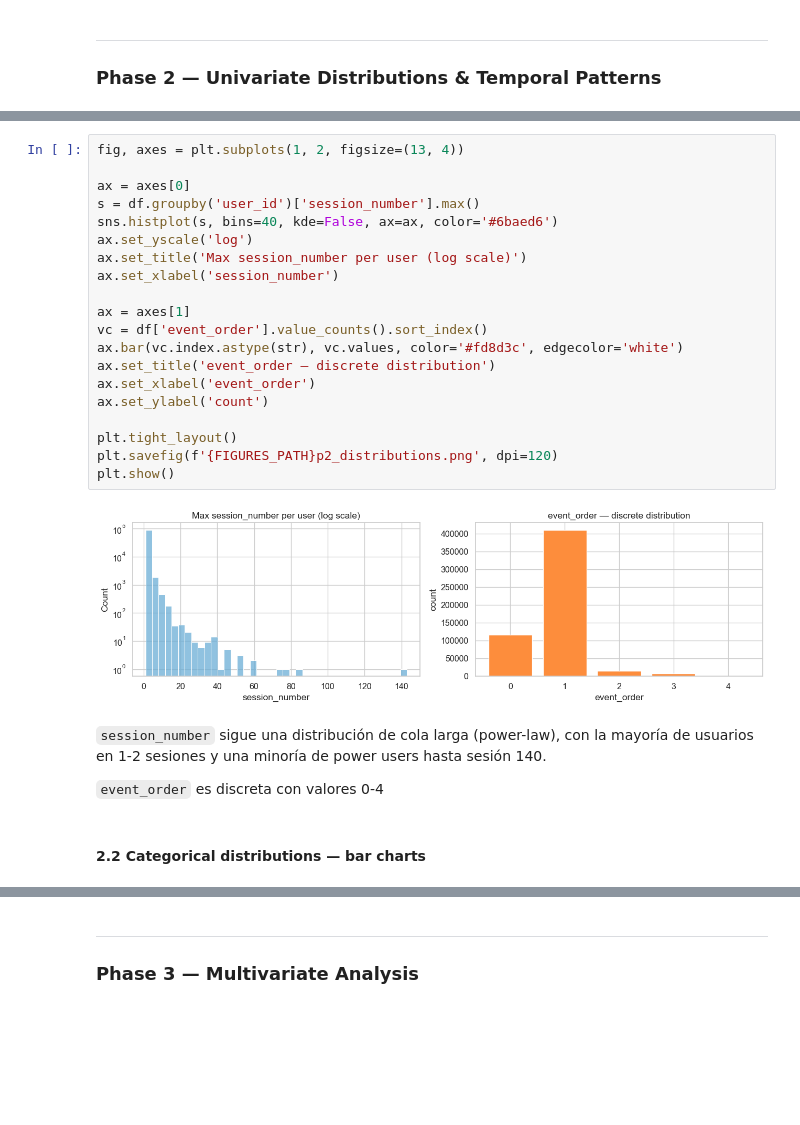
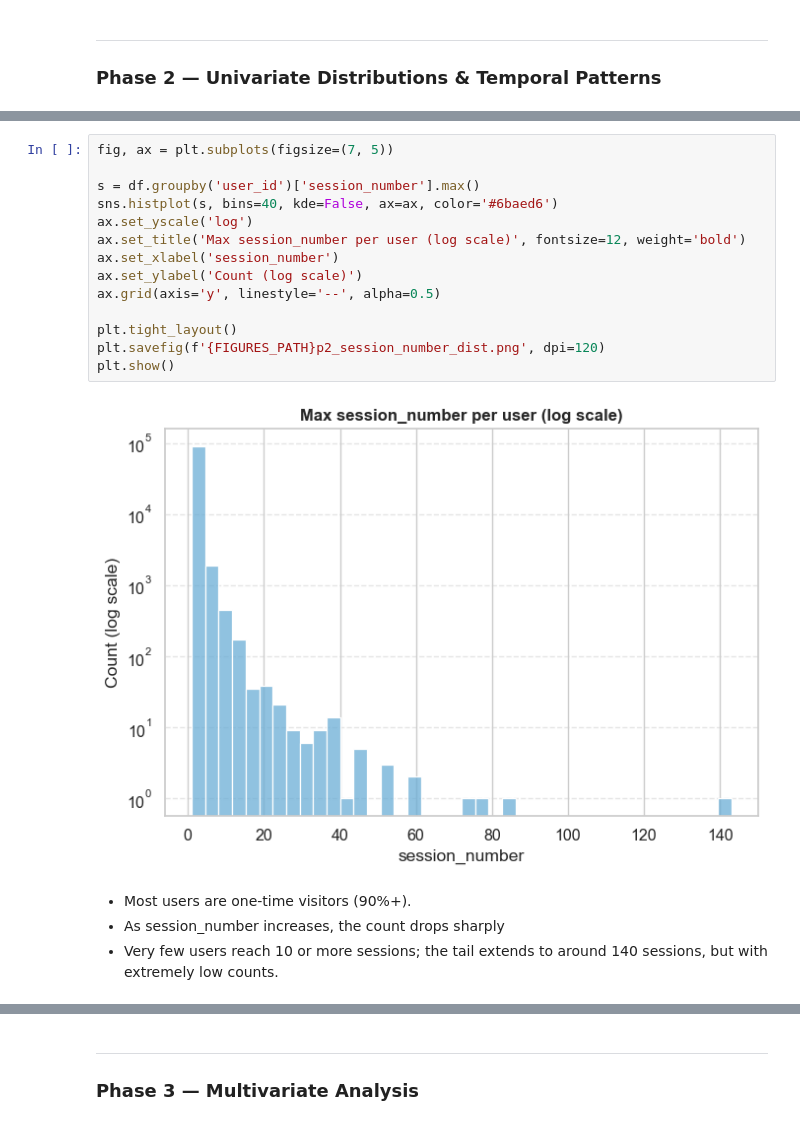
Before and after one commit to amaliezzz/ecom-markov-embeddings, a Jupyter notebook: notebooks/01_eda_fundamentals.ipynb, the cells around one changed output, grey strips where cells are left out. Drawn from its saved outputs; the diff is of its cells as text; blank space fills up the shorter version.

```diff
--- a/notebooks/01_eda_fundamentals.ipynb
+++ b/notebooks/01_eda_fundamentals.ipynb
@@ -93,29 +95,20 @@ df[['timestamp','hour','dayofweek','dayname']].head(3)
-# %%
-fig, axes = plt.subplots(1, 2, figsize=(13, 4))
-
-ax = axes[0]
-s = df.groupby('user_id')['session_number'].max()
-sns.histplot(s, bins=40, kde=False, ax=ax, color='#6baed6')
-ax.set_yscale('log')
-ax.set_title('Max session_number per user (log scale)')
-ax.set_xlabel('session_number')
-
-ax = axes[1]
-vc = df['event_order'].value_counts().sort_index()
-ax.bar(vc.index.astype(str), vc.values, color='#fd8d3c', edgecolor='white')
-ax.set_title('event_order — discrete distribution')
-ax.set_xlabel('event_order')
-ax.set_ylabel('count')
-
-plt.tight_layout()
-plt.savefig(f'{FIGURES_PATH}p2_distributions.png', dpi=120)
-plt.show()
-# %% [output]
-[figure, removed]
+# %%
+fig, ax = plt.subplots(figsize=(7, 5))
+
+s = df.groupby('user_id')['session_number'].max()
+sns.histplot(s, bins=40, kde=False, ax=ax, color='#6baed6')
+ax.set_yscale('log')
+ax.set_title('Max session_number per user (log scale)', fontsize=12, weight='bold')
+ax.set_xlabel('session_number')
+ax.set_ylabel('Count (log scale)')
+ax.grid(axis='y', linestyle='--', alpha=0.5)
+
+plt.tight_layout()
+plt.savefig(f'{FIGURES_PATH}p2_session_number_dist.png', dpi=120)
+plt.show()
+# %% [output]
+[figure, added]
 # %% [markdown]
-`session_number` sigue una distribución de cola larga (power-law), con la mayoría
-de usuarios en 1-2 sesiones y una minoría de power users hasta sesión 140.
-
-`event_order` es discreta con valores 0-4
+- Most users are one‑time visitors (90%+).
+- As session_number increases, the count drops sharply
+- Very few users reach 10 or more sessions; the tail extends to around 140 sessions, but with extremely low counts.
-# %% [markdown]
-#### 2.2 Categorical distributions — bar charts
```
Also changed, not shown: parts of 30 cells of this notebook.
